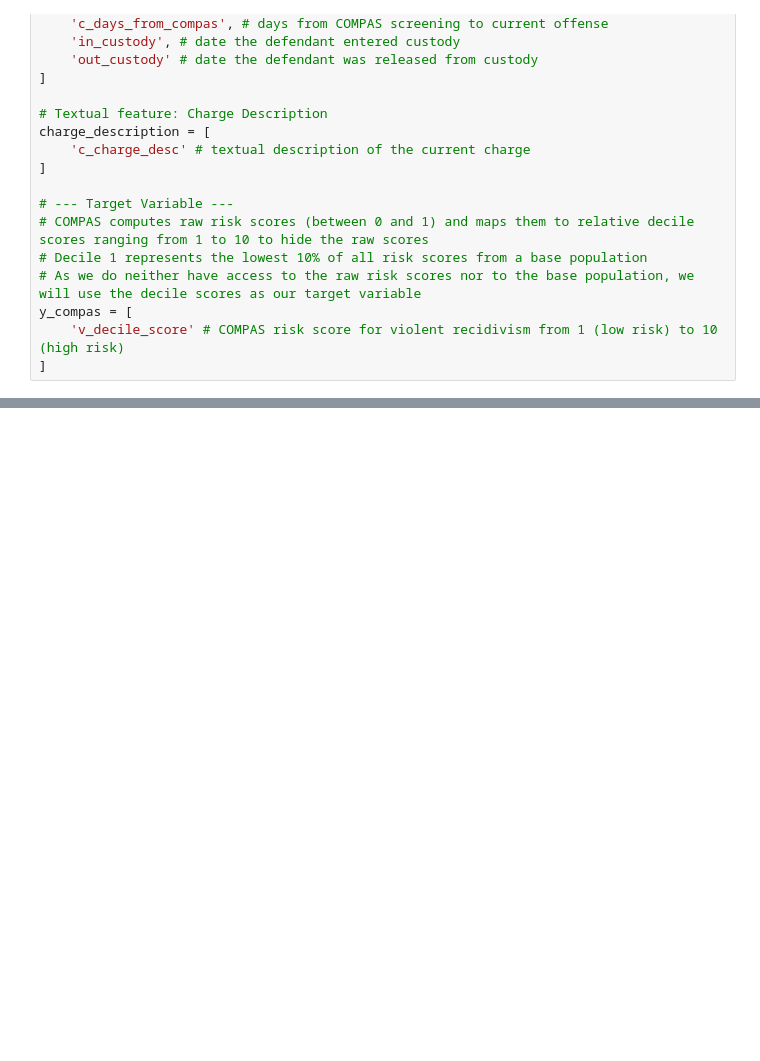
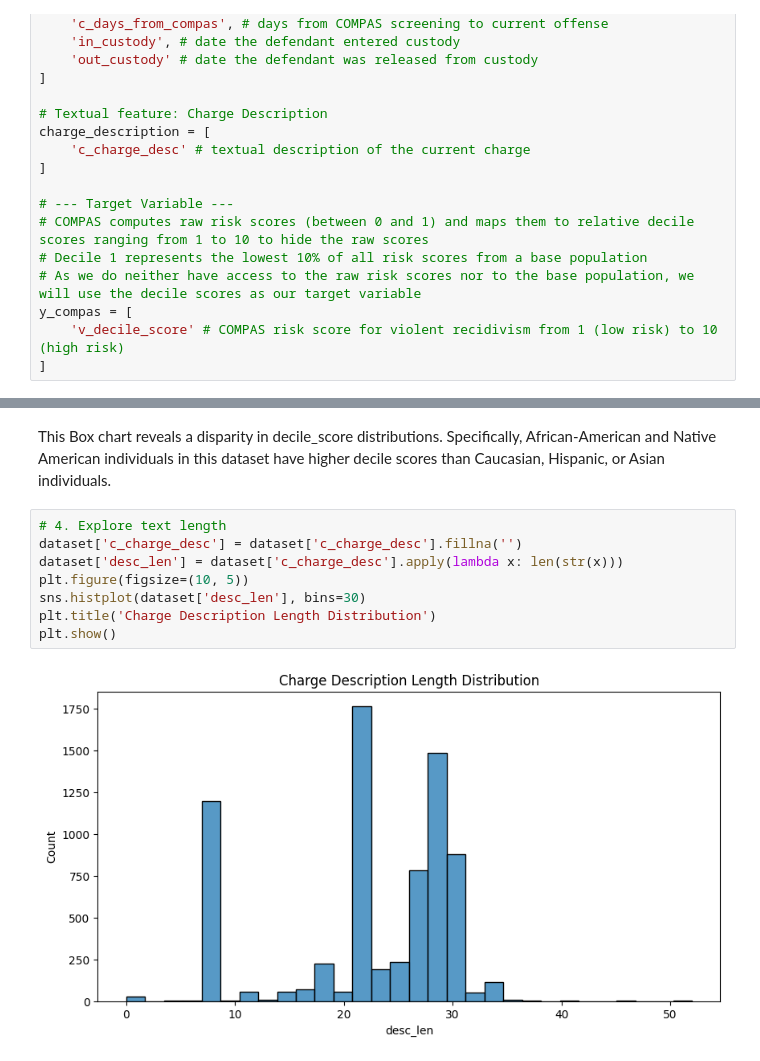
Before and after one commit to kidou16/AAIFinal, a Jupyter notebook: 1. Surrogate Model.ipynb, the cells around one changed output, grey strips where cells are left out. Cells and saved outputs as stored; diff of their text form; blank space fills up the shorter version.

```diff
--- a/1. Surrogate Model.ipynb
+++ b/1. Surrogate Model.ipynb
@@ -95,0 +136,12 @@ y_compas = [
+# %% [markdown]
+This Box chart reveals a disparity in decile_score distributions. Specifically, African-American and Native American individuals in this dataset have higher decile scores than Caucasian, Hispanic, or Asian individuals.
+# %%
+# 4. Explore text length
+dataset['c_charge_desc'] = dataset['c_charge_desc'].fillna('')
+dataset['desc_len'] = dataset['c_charge_desc'].apply(lambda x: len(str(x)))
+plt.figure(figsize=(10, 5))
+sns.histplot(dataset['desc_len'], bins=30)
+plt.title('Charge Description Length Distribution')
+plt.show()
+# %% [output]
+[figure, added]
```
Also changed, not shown: parts of 16 cells of this notebook, 9 other files.
